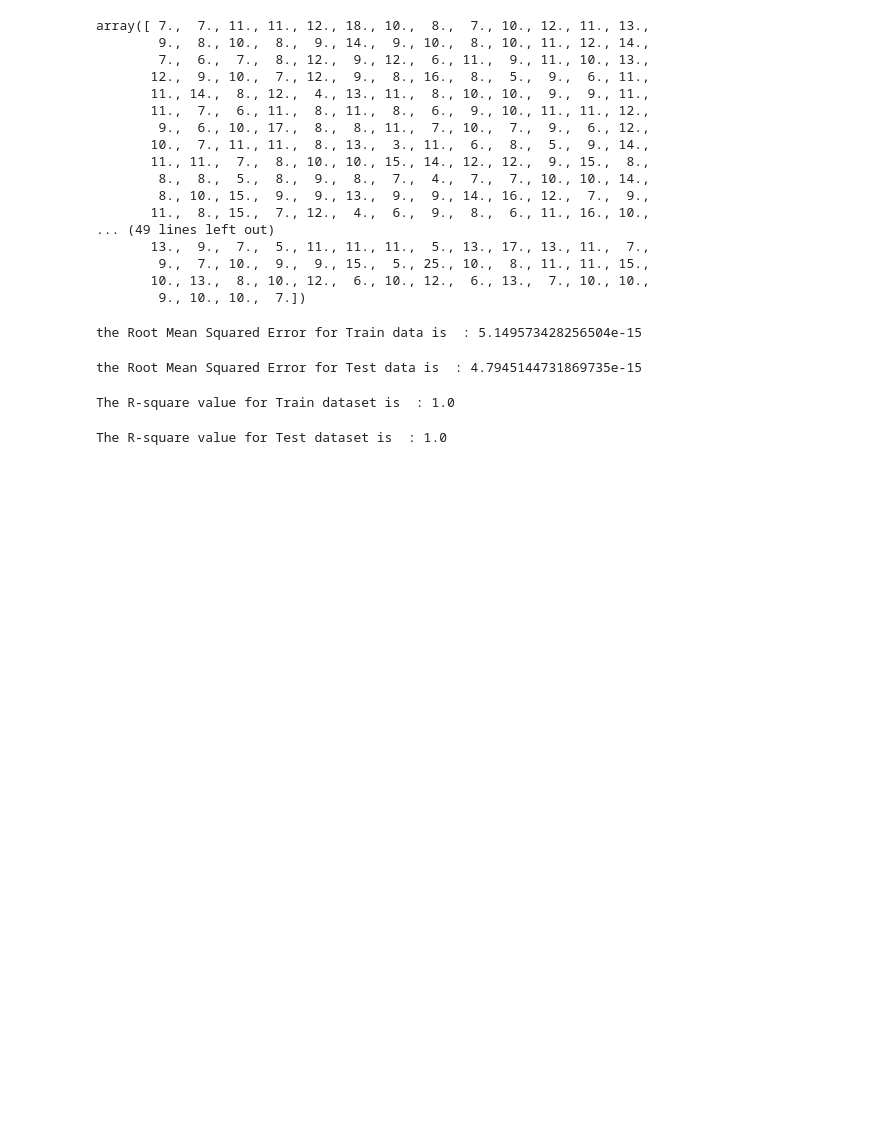
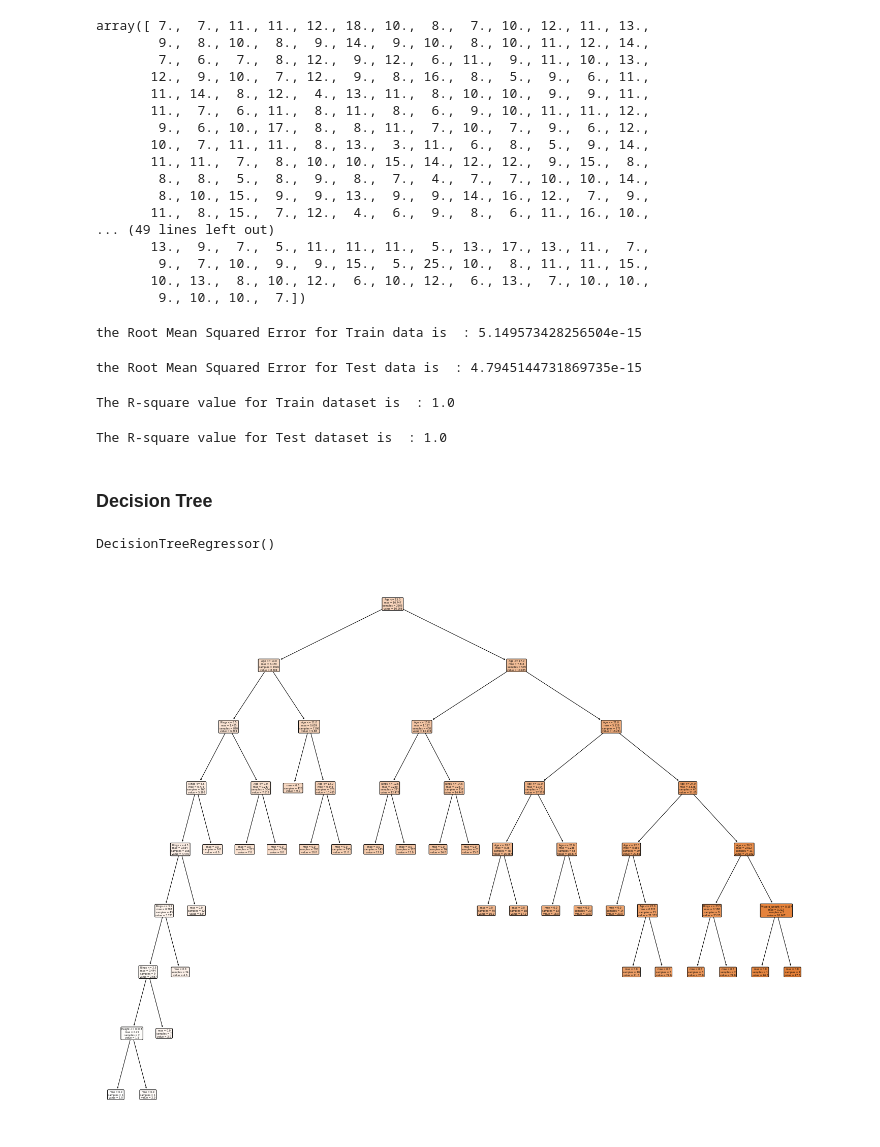
Before and after one commit to smithaprakash91/ABALONE-AGE-PREDICTION, a Jupyter notebook: ABALONE AGE PREDICTION.ipynb, the cells around one changed output. Saved outputs shown, nothing was run; the diff lists cells and outputs as text; code cells hidden in the pictures; blank space fills up the shorter version.

```diff
--- a/ABALONE AGE PREDICTION.ipynb
+++ b/ABALONE AGE PREDICTION.ipynb
@@ -692,3 +662,11 @@ r2_test=r2_score(y_test, y_pred_test)
 print('The R-square value for Test dataset is  :', r2_test)
 # %% [output]
 The R-square value for Test dataset is  : 1.0
+# %% [markdown]
+### Decision Tree
+# %%
+from sklearn.tree import DecisionTreeRegressor
+model1 = DecisionTreeRegressor(criterion='mse')
+model1.fit(X_train, y_train)
+# %% [output]
+DecisionTreeRegressor()
@@ -694,0 +678,5 @@ The R-square value for Test dataset is  : 1.0
+# %%
+fig = plt.figure(figsize=(25, 20))
+_ = plot_tree(model1, feature_names=X.columns, filled=True, rounded=True)
+# %% [output]
+[figure, added]
```
Also changed, not shown: parts of 13 cells of this notebook.
